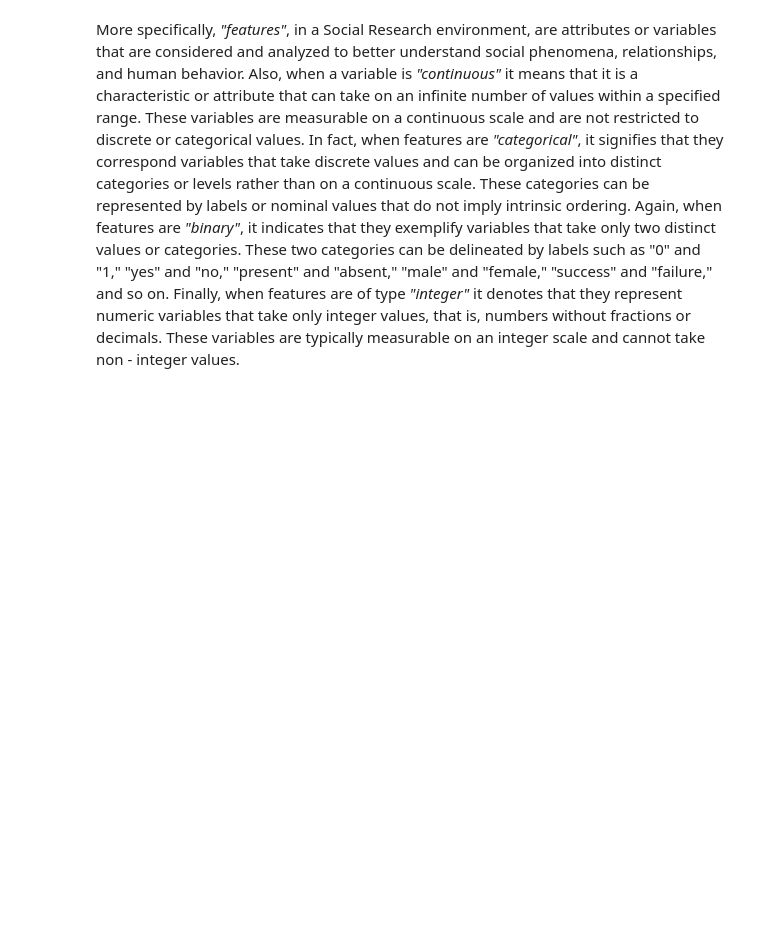
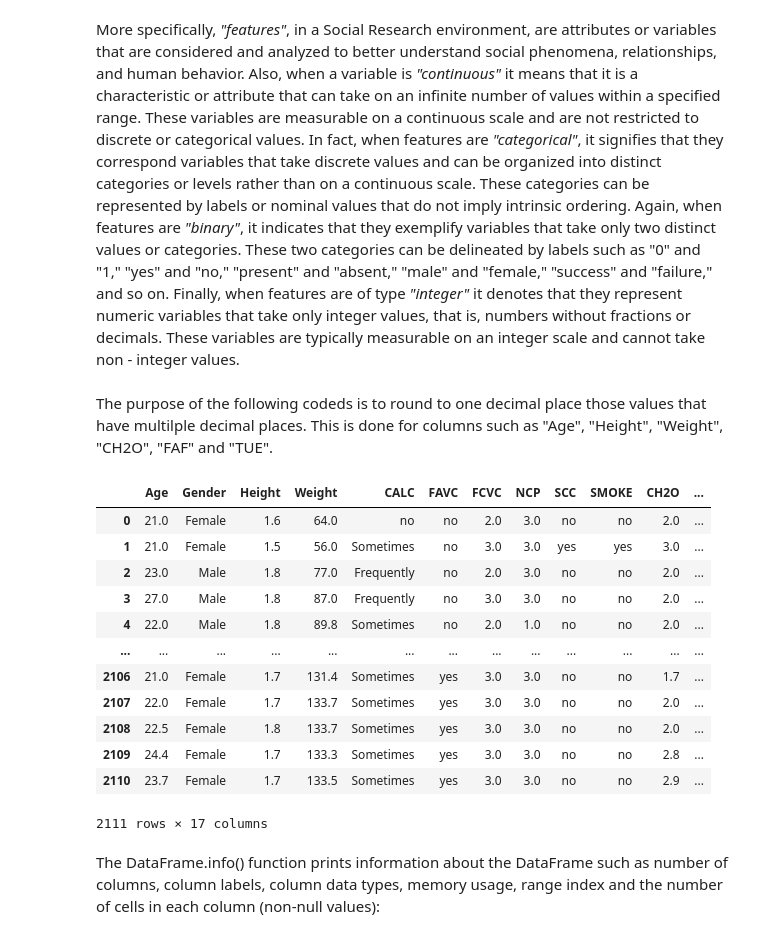
Before and after one commit to letizialanza01/SR_Obesity_Project, a Jupyter notebook: SR_Obesity_Project.ipynb, the cells around one changed output. Cells and saved outputs as stored; diff of their text form; code cells hidden in the pictures; blank space fills up the shorter version.

Commit message:
first set of information

```diff
--- a/SR_Obesity_Project.ipynb
+++ b/SR_Obesity_Project.ipynb
@@ -58,3 +58,29 @@ It is also important to explain what the 17 columns refer to:
 - NObeyesdad: target, categorical, "obesity level"
 # %% [markdown]
 More specifically, *"features"*, in a Social Research environment, are attributes or variables that are considered and analyzed to better understand social phenomena, relationships, and human behavior. Also, when a variable is *"continuous"* it means that it is a characteristic or attribute that can take on an infinite number of values within a specified range. These variables are measurable on a continuous scale and are not restricted to discrete or categorical values. In fact, when features are *"categorical"*, it signifies that they correspond variables that take discrete values and can be organized into distinct categories or levels rather than on a continuous scale. These categories can be represented by labels or nominal values that do not imply intrinsic ordering. Again, when features are *"binary"*, it indicates that they exemplify variables that take only two distinct values or categories. These two categories can be delineated by labels such as "0" and "1," "yes" and "no," "present" and "absent," "male" and "female," "success" and "failure," and so on. Finally, when features are of type *"integer"* it denotes that they represent numeric variables that take only integer values, that is, numbers without fractions or decimals. These variables are typically measurable on an integer scale and cannot take non - integer values.
+# %% [markdown]
+The purpose of the following codeds is to round to one decimal place those values that have multilple decimal places. This is done for columns such as "Age", "Height", "Weight", "CH2O", "FAF" and "TUE".
+# %%
+obesity_df['Age'] = obesity_df['Age'].round(1)
+obesity_df['Height'] = obesity_df['Height'].round(1)
+obesity_df['Weight'] = obesity_df['Weight'].round(1)
+obesity_df['CH2O'] = obesity_df['CH2O'].round(1)
+obesity_df['FAF'] = obesity_df['FAF'].round(1)
+obesity_df['TUE'] = obesity_df['TUE'].round(1)
+obesity_df
+# %% [output]
+|  | Age | Gender | Height | Weight | CALC | FAVC | FCVC | NCP | SCC | SMOKE | CH2O | ... |
+| 0 | 21.0 | Female | 1.6 | 64.0 | no | no | 2.0 | 3.0 | no | no | 2.0 | ... |
+| 1 | 21.0 | Female | 1.5 | 56.0 | Sometimes | no | 3.0 | 3.0 | yes | yes | 3.0 | ... |
+| 2 | 23.0 | Male | 1.8 | 77.0 | Frequently | no | 2.0 | 3.0 | no | no | 2.0 | ... |
+| 3 | 27.0 | Male | 1.8 | 87.0 | Frequently | no | 3.0 | 3.0 | no | no | 2.0 | ... |
+| 4 | 22.0 | Male | 1.8 | 89.8 | Sometimes | no | 2.0 | 1.0 | no | no | 2.0 | ... |
+| ... | ... | ... | ... | ... | ... | ... | ... | ... | ... | ... | ... | ... |
+| 2106 | 21.0 | Female | 1.7 | 131.4 | Sometimes | yes | 3.0 | 3.0 | no | no | 1.7 | ... |
+| 2107 | 22.0 | Female | 1.7 | 133.7 | Sometimes | yes | 3.0 | 3.0 | no | no | 2.0 | ... |
+| 2108 | 22.5 | Female | 1.8 | 133.7 | Sometimes | yes | 3.0 | 3.0 | no | no | 2.0 | ... |
+| 2109 | 24.4 | Female | 1.7 | 133.3 | Sometimes | yes | 3.0 | 3.0 | no | no | 2.8 | ... |
+| 2110 | 23.7 | Female | 1.7 | 133.5 | Sometimes | yes | 3.0 | 3.0 | no | no | 2.9 | ... |
+2111 rows × 17 columns
+# %% [markdown]
+The DataFrame.info() function prints information about the DataFrame such as number of columns, column labels, column data types, memory usage, range index and the number of cells in each column (non-null values):
```
Also changed, not shown: parts of 18 cells of this notebook.
